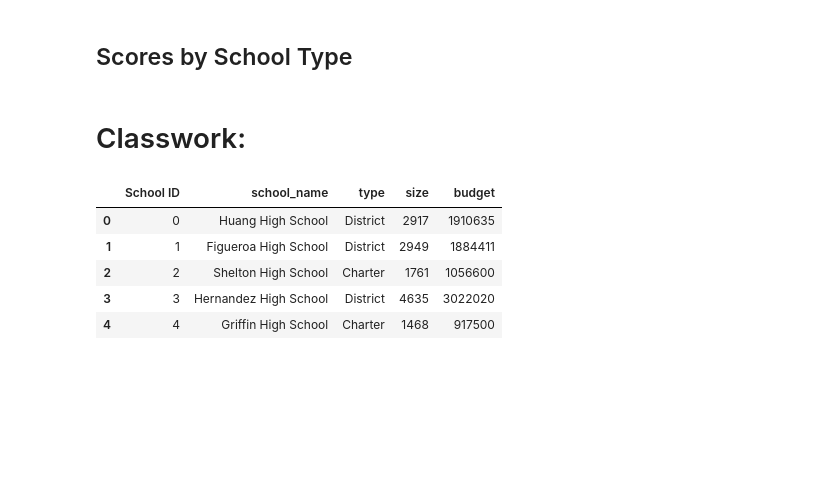
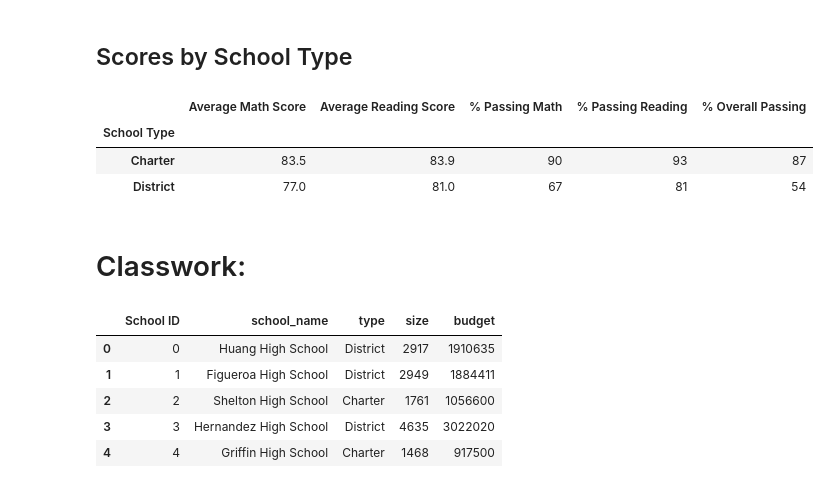
Before and after one commit to jlynw/School_District_Analysis, a Jupyter notebook: PyCitySchools_Challenge.ipynb, the cells around one changed output. Drawn from its saved outputs; the diff is of its cells as text; code cells hidden in the pictures; blank space fills up the shorter version.

```diff
--- a/PyCitySchools_Challenge.ipynb
+++ b/PyCitySchools_Challenge.ipynb
@@ -484,10 +499,17 @@ type_summary_df = pd.DataFrame({
 # %%
 # # Format the DataFrame
 type_summary_df["Average Math Score"] = type_summary_df["Average Math Score"].map("{:.1f}".format)
 type_summary_df["Average Reading Score"] = type_summary_df["Average Reading Score"].map("{:.1f}".format)
 type_summary_df["% Passing Math"] = type_summary_df["% Passing Math"].map("{:.0f}".format)
 type_summary_df["% Passing Reading"] = type_summary_df["% Passing Reading"].map("{:.0f}".format)
 type_summary_df["% Overall Passing"] = type_summary_df["% Overall Passing"].map("{:.0f}".format)
+
+type_summary_df
+# %% [output]
+|  | Average Math Score | Average Reading Score | % Passing Math | % Passing Reading | % Overall Passing |
+| School Type |  |  |  |  |  |
+| Charter | 83.5 | 83.9 | 90 | 93 | 87 |
+| District | 77.0 | 81.0 | 67 | 81 | 54 |
 # %% [markdown]
 # Classwork:
 # %%
```
Also changed, not shown: parts of 6 cells of this notebook.
